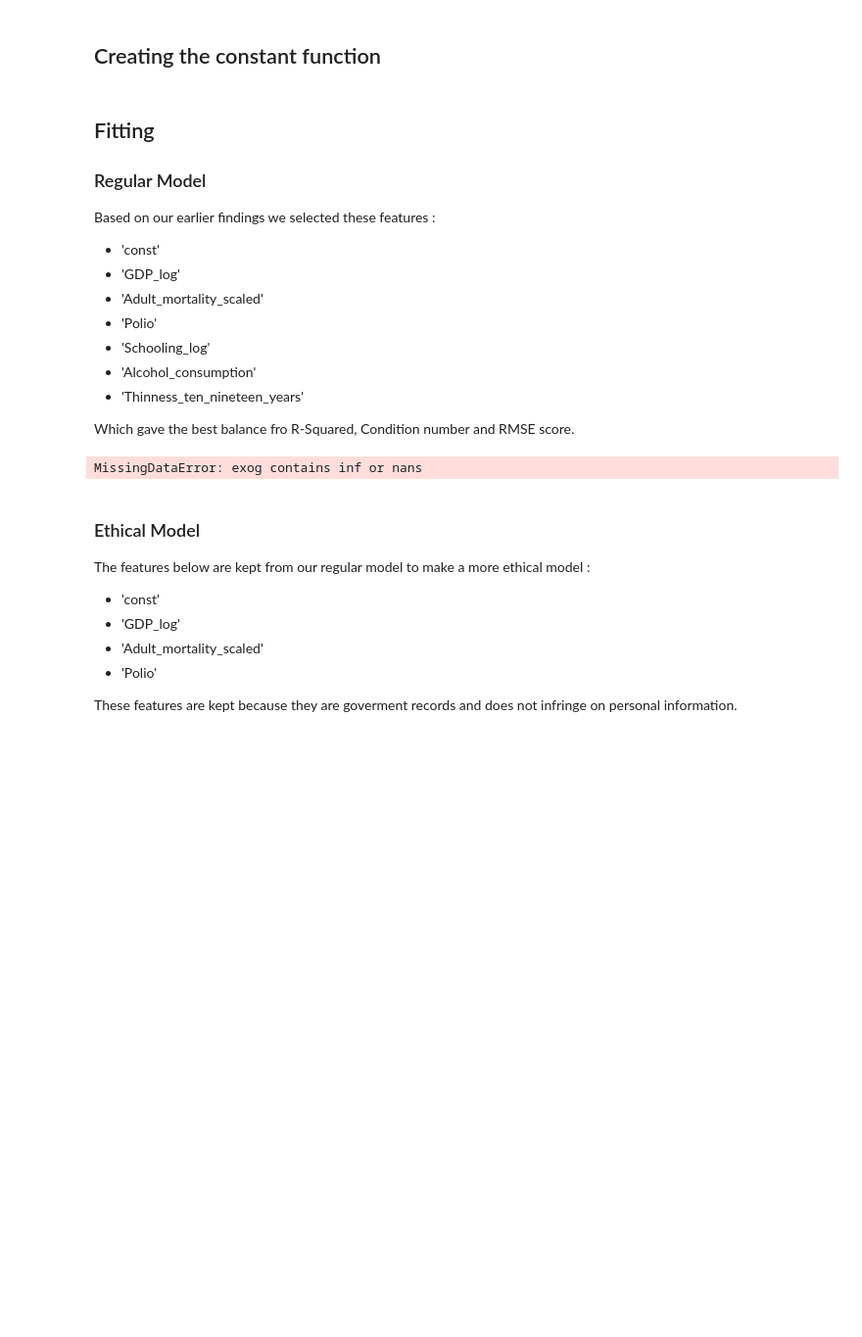
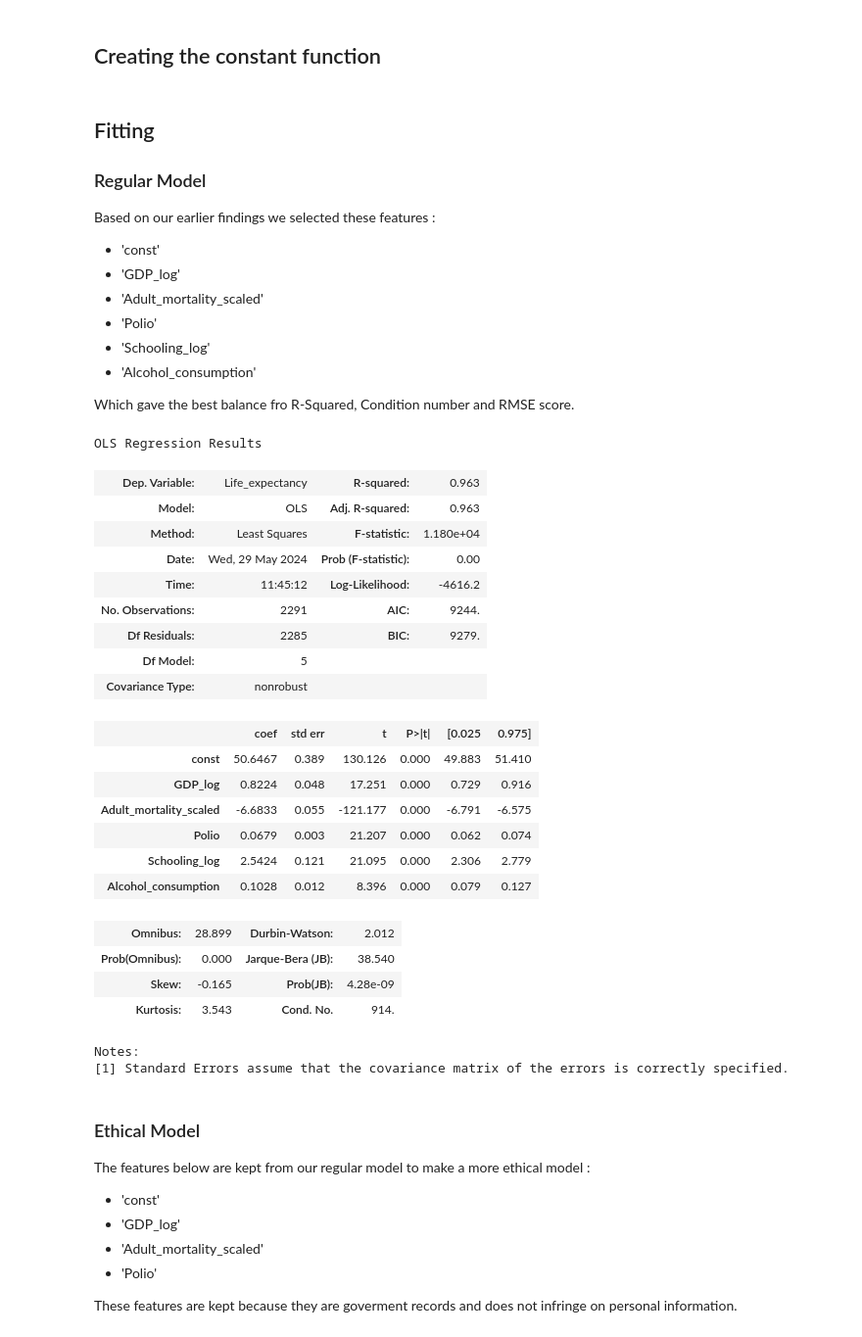
Before and after one commit to Diiamon/Def_WHO-life-, a Jupyter notebook: Notebook WHO.ipynb, the cells around one changed output. Shown at 98% size. Saved outputs shown, nothing was run; the diff lists cells and outputs as text; code cells hidden in the pictures; blank space fills up the shorter version.

```diff
--- a/Notebook WHO.ipynb
+++ b/Notebook WHO.ipynb
@@ -415,24 +406,45 @@ Based on our earlier findings we selected these features :
 - 'Polio'
 - 'Schooling_log'
 - 'Alcohol_consumption'
-- 'Thinness_ten_nineteen_years'
 
 Which gave the best balance fro R-Squared, Condition number and RMSE score.
 # %%
-feature_cols = ['const', 'GDP_log', 'Adult_mortality_scaled','Polio', 'Schooling_log', 'Alcohol_consumption', 'Thinness_ten_nineteen_years']
+feature_cols = ['const', 'GDP_log', 'Adult_mortality_scaled','Polio', 'Schooling_log', 'Alcohol_consumption']
 
 ## Create and train an OLS linear regression
 lin_reg = sm.OLS(y_train, X_train[feature_cols]) # Creating model
 results = lin_reg.fit() # Fit model and store/save it
 results.summary() # Print the results
 
 #Baseline Results (With all features):
 #R-Squared = 0.979
 #Cond.No. = 9.08e+06
 #RMSE y_pred = 1.3507
 #RMSE y_test_pred = 1.3651
 # %% [output]
-MissingDataError: exog contains inf or nans
+OLS Regression Results
+| Dep. Variable: | Life_expectancy | R-squared: | 0.963 |
+| Model: | OLS | Adj. R-squared: | 0.963 |
+| Method: | Least Squares | F-statistic: | 1.180e+04 |
+| Date: | Wed, 29 May 2024 | Prob (F-statistic): | 0.00 |
+| Time: | 11:45:12 | Log-Likelihood: | -4616.2 |
+| No. Observations: | 2291 | AIC: | 9244. |
+| Df Residuals: | 2285 | BIC: | 9279. |
+| Df Model: | 5 |  |  |
+| Covariance Type: | nonrobust |  |  |
+|  | coef | std err | t | P>|t| | [0.025 | 0.975] |
+| const | 50.6467 | 0.389 | 130.126 | 0.000 | 49.883 | 51.410 |
+| GDP_log | 0.8224 | 0.048 | 17.251 | 0.000 | 0.729 | 0.916 |
+| Adult_mortality_scaled | -6.6833 | 0.055 | -121.177 | 0.000 | -6.791 | -6.575 |
+| Polio | 0.0679 | 0.003 | 21.207 | 0.000 | 0.062 | 0.074 |
+| Schooling_log | 2.5424 | 0.121 | 21.095 | 0.000 | 2.306 | 2.779 |
+| Alcohol_consumption | 0.1028 | 0.012 | 8.396 | 0.000 | 0.079 | 0.127 |
+| Omnibus: | 28.899 | Durbin-Watson: | 2.012 |
+| Prob(Omnibus): | 0.000 | Jarque-Bera (JB): | 38.540 |
+| Skew: | -0.165 | Prob(JB): | 4.28e-09 |
+| Kurtosis: | 3.543 | Cond. No. | 914. |
+Notes:
+[1] Standard Errors assume that the covariance matrix of the errors is correctly specified.
 # %% [markdown]
 ### Ethical Model
 
```
Also changed, not shown: parts of 17 cells of this notebook.
